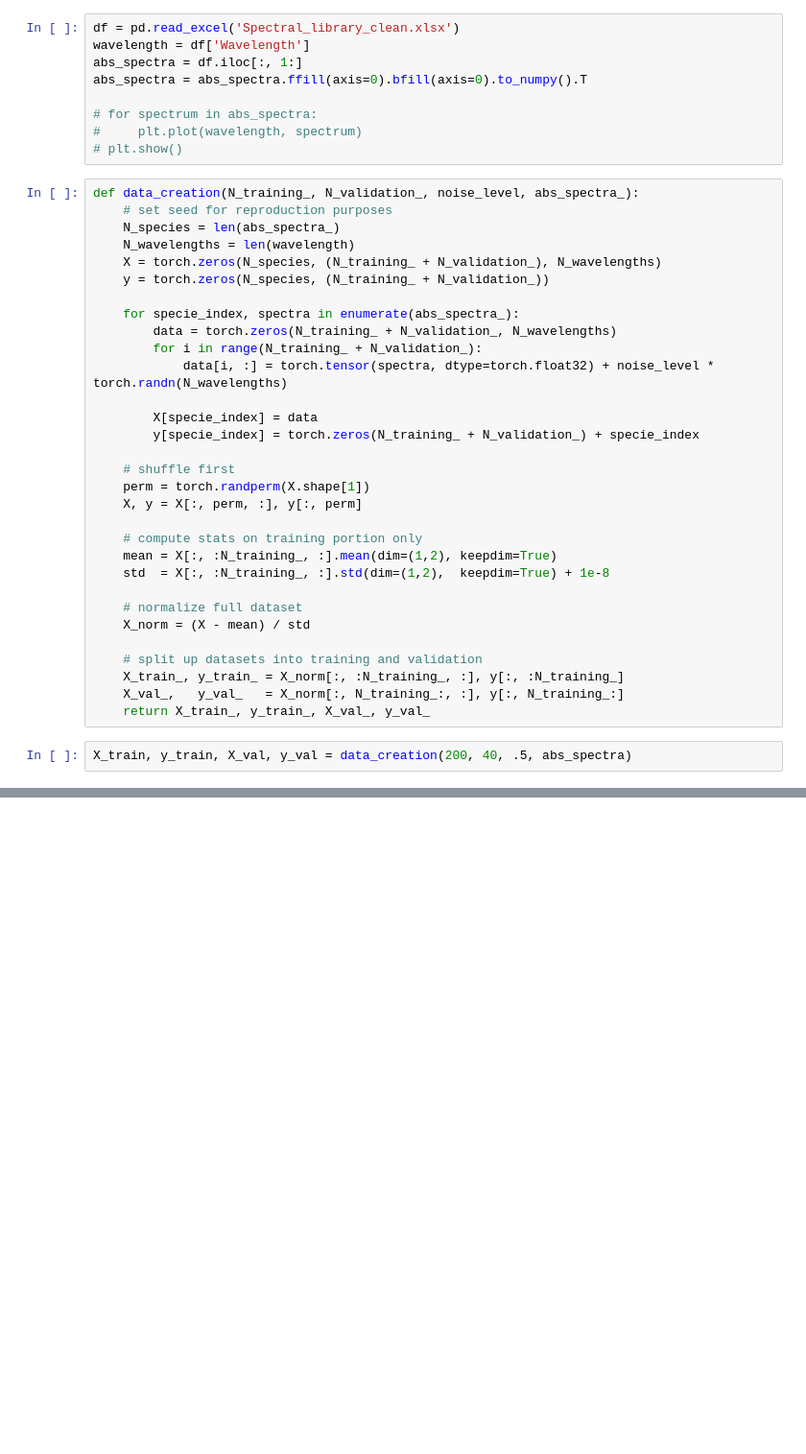
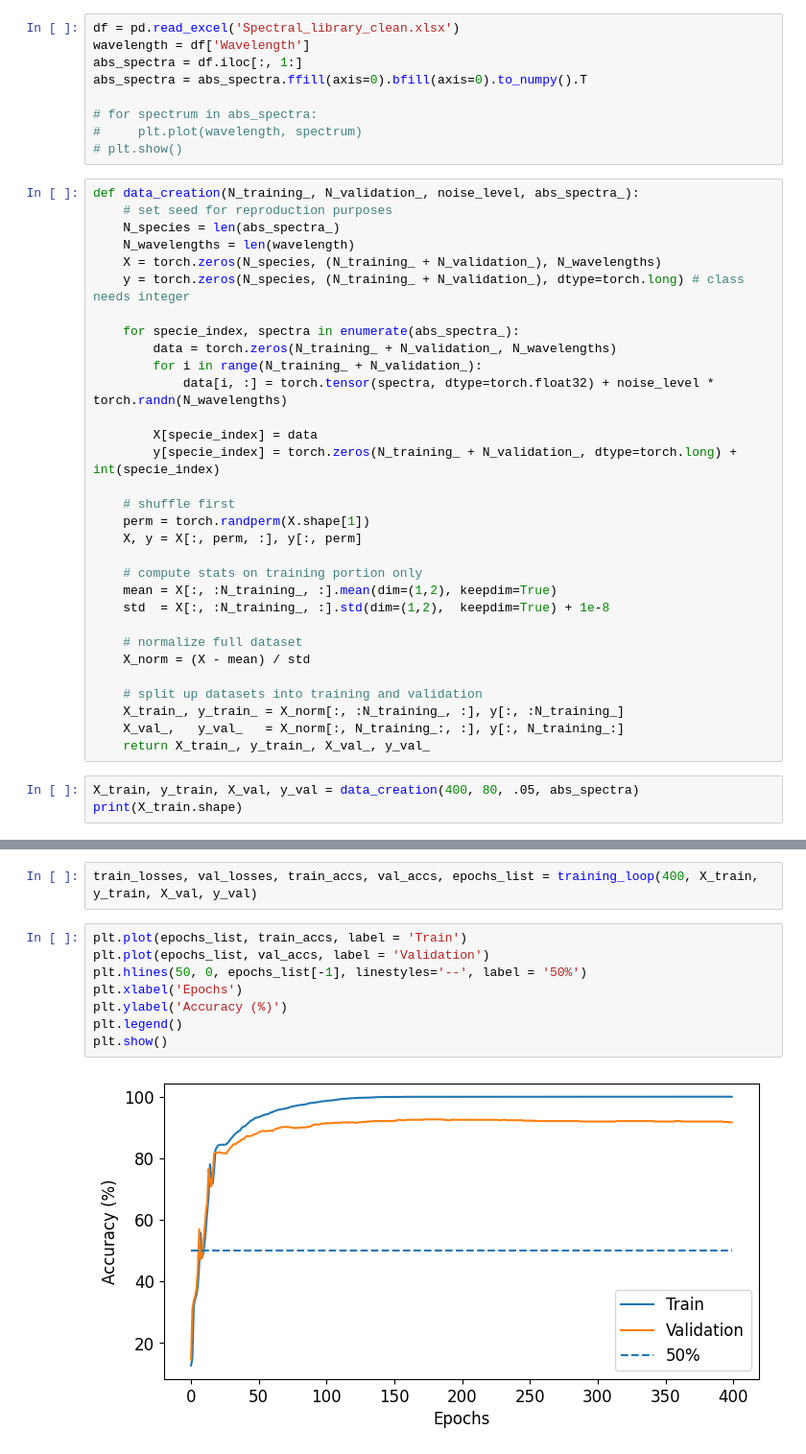
Before and after one commit to matsbannink/machine_learning, a Jupyter notebook: characterization_all_species.ipynb, the cells around one changed output, grey strips where cells are left out. Shown at 96% size. Cells and saved outputs as stored; diff of their text form; blank space fills up the shorter version.

```diff
--- a/characterization_all_species.ipynb
+++ b/characterization_all_species.ipynb
@@ -26,7 +26,7 @@ def data_creation(N_training_, N_validation_, noise_level, abs_spectra_):
     N_species = len(abs_spectra_)
     N_wavelengths = len(wavelength)
     X = torch.zeros(N_species, (N_training_ + N_validation_), N_wavelengths)
-    y = torch.zeros(N_species, (N_training_ + N_validation_))
+    y = torch.zeros(N_species, (N_training_ + N_validation_), dtype=torch.long) # class needs integer
 
     for specie_index, spectra in enumerate(abs_spectra_):
         data = torch.zeros(N_training_ + N_validation_, N_wavelengths)
@@ -34,7 +34,7 @@ def data_creation(N_training_, N_validation_, noise_level, abs_spectra_):
             data[i, :] = torch.tensor(spectra, dtype=torch.float32) + noise_level * torch.randn(N_wavelengths)
 
         X[specie_index] = data
-        y[specie_index] = torch.zeros(N_training_ + N_validation_) + specie_index
+        y[specie_index] = torch.zeros(N_training_ + N_validation_, dtype=torch.long) + int(specie_index)
 
     # shuffle first
     perm = torch.randperm(X.shape[1])
@@ -52,5 +52,6 @@ def data_creation(N_training_, N_validation_, noise_level, abs_spectra_):
     X_val_,   y_val_   = X_norm[:, N_training_:, :], y[:, N_training_:]
     return X_train_, y_train_, X_val_, y_val_
 # %%
-X_train, y_train, X_val, y_val = data_creation(200, 40, .5, abs_spectra)
+X_train, y_train, X_val, y_val = data_creation(400, 80, .05, abs_spectra)
+print(X_train.shape)
 # %% [output]
@@ -57,0 +113,12 @@ torch.Size([9, 1, 1])
+# %%
+train_losses, val_losses, train_accs, val_accs, epochs_list = training_loop(400, X_train, y_train, X_val, y_val)
+# %%
+plt.plot(epochs_list, train_accs, label = 'Train')
+plt.plot(epochs_list, val_accs, label = 'Validation')
+plt.hlines(50, 0, epochs_list[-1], linestyles='--', label = '50%')
+plt.xlabel('Epochs')
+plt.ylabel('Accuracy (%)')
+plt.legend()
+plt.show()
+# %% [output]
+[figure, added]
```
Also changed, not shown: parts of 3 cells of this notebook.
